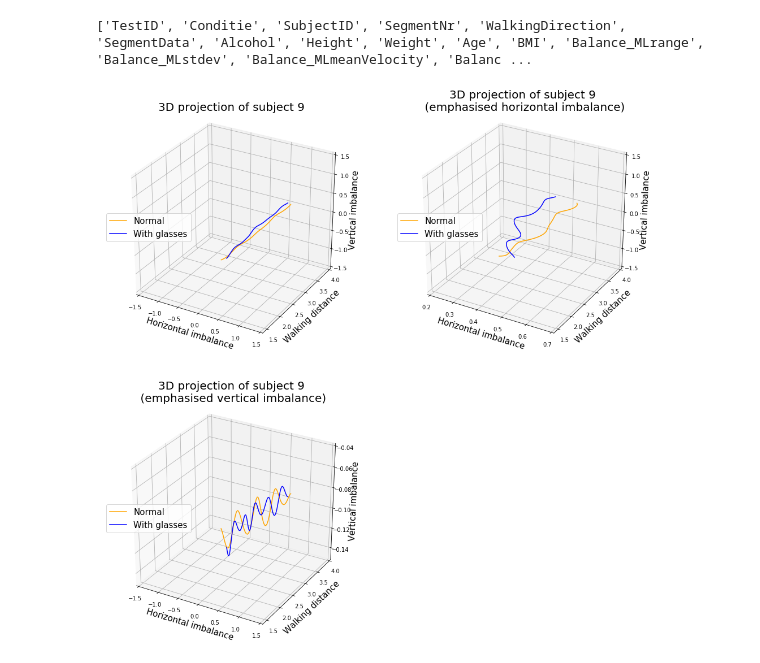
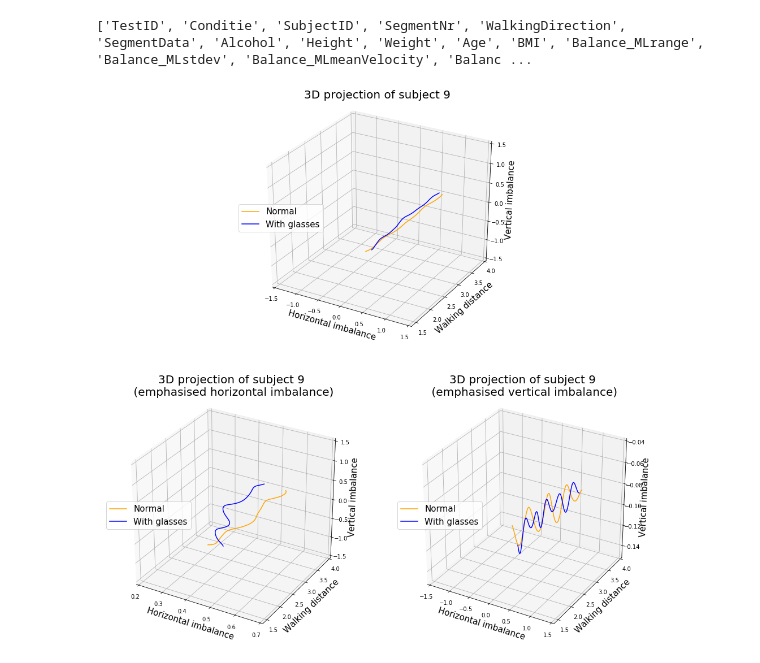
Before and after one commit to VivienvV/fallrisk, a Jupyter notebook: Data_preprocessing/s_vis3D.ipynb, the cells around one changed output. Cells and saved outputs as stored; diff of their text form; code cells hidden in the pictures.

Commit message:
new 3D projection

```diff
--- a/Data_preprocessing/s_vis3D.ipynb
+++ b/Data_preprocessing/s_vis3D.ipynb
@@ -33,11 +33,10 @@ print(list(df_data))
 # %%
 i = 7
 
-fig = plt.figure(figsize=(15, 15))
-ax1 = fig.add_subplot(221, projection='3d')
-ax2 = fig.add_subplot(222, projection='3d')
-ax3 = fig.add_subplot(223, projection='3d')
-
+fig = plt.figure(figsize=(15,15))
+ax1 = fig.add_subplot(211, projection='3d', aspect='equal')
+ax2 = fig.add_subplot(223, projection='3d')
+ax3 = fig.add_subplot(224, projection='3d')
 
 n_data = df_data["SegmentData"][i]
 n_data_arr = string_to_ndarray(n_data)
@@ -69,31 +68,31 @@ ax1.legend(loc=6, fontsize=axes_fontsize)
 
 # plot emph x
 title = '3D projection of subject ' + str(df_data["SubjectID"][i]) + '\n (emphasised horizontal imbalance)\n'
 ax2.set_title(title, fontsize=title_fontsize)
 ax2.plot(n_x, n_z, n_y, color='orange', label='Normal')
 ax2.plot(b_x, b_z, b_y, color='blue', label='With glasses')
 ax2.set_xlim3d([0.2, 0.7])
 ax2.set_ylim3d([1.4, 4])
 ax2.set_zlim3d([-1.5, 1.5])
 ax2.set_xlabel('Horizontal imbalance', fontsize=axes_fontsize)
 ax2.set_ylabel('Walking distance', fontsize=axes_fontsize)
 ax2.set_zlabel('Vertical imbalance', fontsize=axes_fontsize)
 ax2.legend(loc=6, fontsize=axes_fontsize)
 
 # plot emph y
 title = '3D projection of subject ' + str(df_data["SubjectID"][i]) + '\n (emphasised vertical imbalance)\n'
 ax3.set_title(title, fontsize=title_fontsize)
 ax3.plot(n_x, n_z, n_y, color='orange', label='Normal')
 ax3.plot(b_x, b_z, b_y, color='blue', label='With glasses')
 ax3.set_xlim3d([-1.5, 1.5])
 ax3.set_ylim3d([1.4, 4])
 ax3.set_zlim3d([-.15, -.04])
 ax3.set_xlabel('Horizontal imbalance', fontsize=axes_fontsize)
 ax3.set_ylabel('Walking distance', fontsize=axes_fontsize)
 ax3.set_zlabel('Vertical imbalance', fontsize=axes_fontsize)
 ax3.legend(loc=6, fontsize=axes_fontsize)
 
 fig.tight_layout(pad=5)
 fig.savefig('3Dprojection.png')
 # %% [output]
-[figure, old version]
+[figure, new version]
```
Also changed, not shown: 2 other files.
